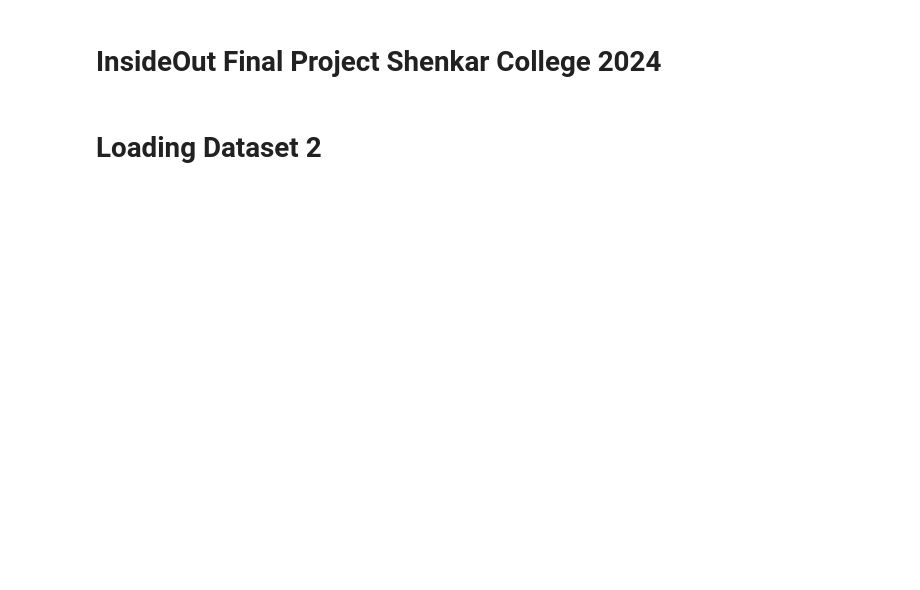
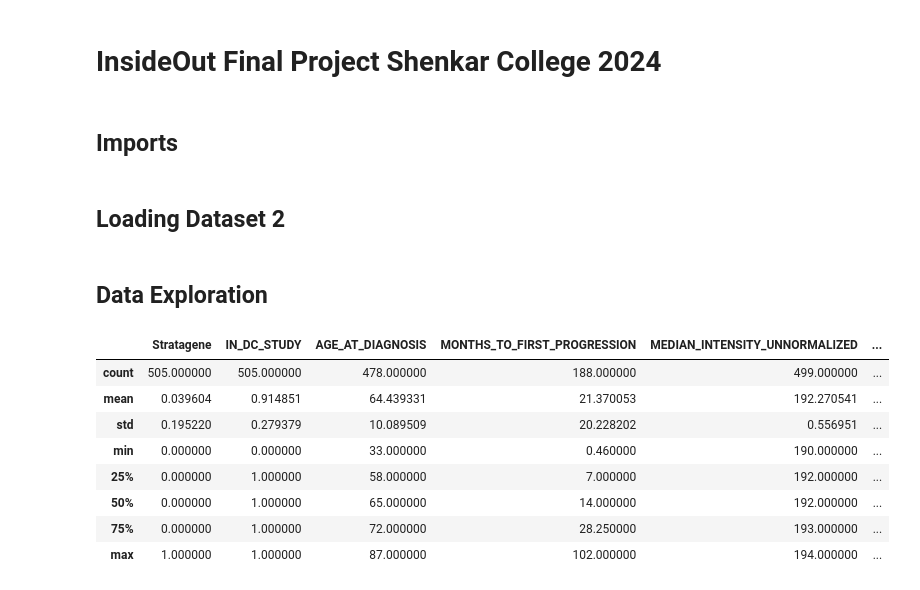
Before and after one commit to lidiaPolyakov/Products-project, a Jupyter notebook: POC/POC - Dataset2/POC - Dataset2.ipynb, the cells around one changed output. Cells and saved outputs as stored; diff of their text form; code cells hidden in the pictures; blank space fills up the shorter version.

```diff
--- a/POC/POC - Dataset2/POC - Dataset2.ipynb
+++ b/POC/POC - Dataset2/POC - Dataset2.ipynb
@@ -1,5 +1,7 @@
 # %% [markdown]
 # InsideOut Final Project Shenkar College 2024
+# %% [markdown]
+## Imports
 # %%
 import pandas as pd
 import numpy as np
@@ -7,3 +10,3 @@ import os
 # %% [markdown]
-# Loading Dataset 2
+## Loading Dataset 2
 # %%
@@ -10,0 +15,15 @@ ds2 = pd.read_csv('dataset2.csv')
+# %% [markdown]
+## Data Exploration
+# %%
+# Summary statistics
+ds2.describe()
+# %% [output]
+|  | Stratagene | IN_DC_STUDY | AGE_AT_DIAGNOSIS | MONTHS_TO_FIRST_PROGRESSION | MEDIAN_INTENSITY_UNNORMALIZED | ... |
+| count | 505.000000 | 505.000000 | 478.000000 | 188.000000 | 499.000000 | ... |
+| mean | 0.039604 | 0.914851 | 64.439331 | 21.370053 | 192.270541 | ... |
+| std | 0.195220 | 0.279379 | 10.089509 | 20.228202 | 0.556951 | ... |
+| min | 0.000000 | 0.000000 | 33.000000 | 0.460000 | 190.000000 | ... |
+| 25% | 0.000000 | 1.000000 | 58.000000 | 7.000000 | 192.000000 | ... |
+| 50% | 0.000000 | 1.000000 | 65.000000 | 14.000000 | 192.000000 | ... |
+| 75% | 0.000000 | 1.000000 | 72.000000 | 28.250000 | 193.000000 | ... |
+| max | 1.000000 | 1.000000 | 87.000000 | 102.000000 | 194.000000 | ... |
```
Also changed, not shown: parts of 30 cells of this notebook.
